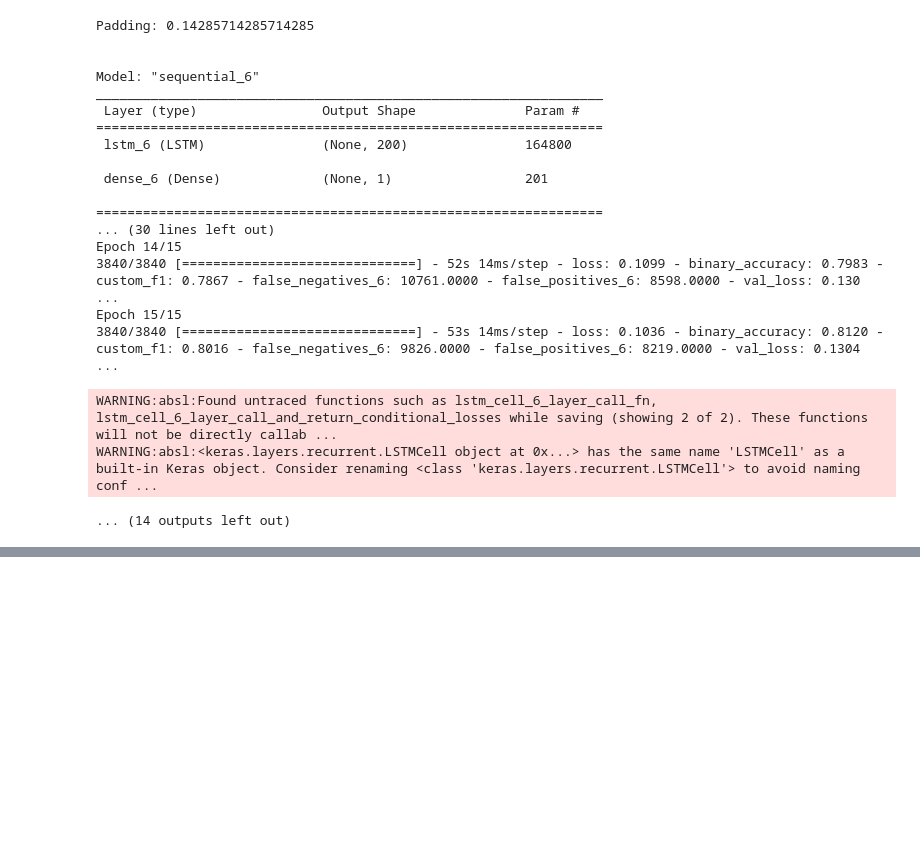
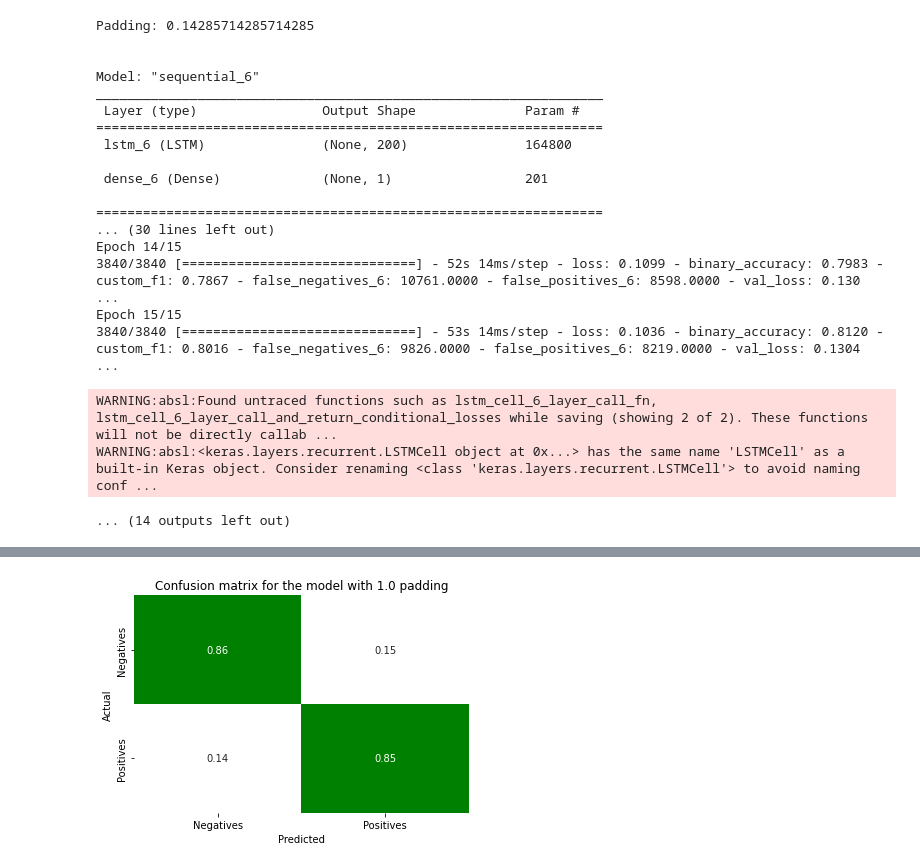
Before and after one commit to MikMik1011/petnica_csgo_ai_project, a Jupyter notebook: PROJEKAT.ipynb, the cells around one changed output, grey strips where cells are left out. Cells and saved outputs as stored; diff of their text form; code cells hidden in the pictures; blank space fills up the shorter version.

```diff
--- a/PROJEKAT.ipynb
+++ b/PROJEKAT.ipynb
@@ -473,0 +511,82 @@ WARNING:absl:<keras.layers.recurrent.LSTMCell object at 0x...> has the same name
+# %%
+import os
+from sklearn.metrics import confusion_matrix
+
+import matplotlib.pyplot as plt
+from matplotlib.colors import ListedColormap
+import seaborn
+
+dividors = [1, 2, 3, 4, 5, 7, 10, 14, 20, 25, 33, 50, 100]
+
+for idx, x in enumerate([i for i in next(os.walk('/content/drive/MyDrive/MODELS'))[1] if i >= "LSTM_2022-09-10"]):
+    model = None
+    model = keras.models.load_model(f'/content/drive/MyDrive/MODELS/{x}', custom_objects={"custom_f1":custom_f1})
+
+    d = 1 / dividors[idx]
+    padX = padding(X, d)
+
+    legitX, cheatX = np.split(padX, 2)
+    legitY, cheatY = np.split(Y, 2)
+
+    ltX, leX, ltY, leY = train_test_split(legitX, legitY, test_size=0.20)
+    ctX, ceX, ctY, ceY = train_test_split(cheatX, cheatY, test_size=0.20)
+
+    tX = np.concatenate((ltX, ctX))
+    eX = np.concatenate((leX, ceX))
+    tY = np.concatenate((ltY, ctY))
+    eY = np.concatenate((leY, ceY))
+
+
+    predY = model.predict(eX)
+    predY = predY.flatten()
+
+
+    confMatr = confusion_matrix(np.where(eY > 0.5, 1, 0), np.where(predY > 0.5, 1, 0) , normalize='pred')
+
+    seaborn.heatmap(confMatr, annot = True, cmap = ListedColormap(['white', "green"]), cbar = False, xticklabels = ["Negatives", "Positives"], yticklabels = ["Negatives", "Positives"])
+
+    pad = round(d, 2)
+    plt.title(f'Confusion matrix for the model with {pad} padding')
+    plt.xlabel("Predicted")
+    plt.ylabel("Actual")
+    plt.show()
+
+"""
+for d in dividors:
+  d = 1 / d
+  padX = padding(X, d)
+
+  legitX, cheatX = np.split(padX, 2)
+  legitY, cheatY = np.split(Y, 2)
+
+  ltX, leX, ltY, leY = train_test_split(legitX, legitY, test_size=0.20)
+  ctX, ceX, ctY, ceY = train_test_split(cheatX, cheatY, test_size=0.20)
+
+  tX = np.concatenate((ltX, ctX))
+  eX = np.concatenate((leX, ceX))
+  tY = np.concatenate((ltY, ctY))
+  eY = np.concatenate((leY, ceY))
+
+  model = Sequential()
+  model.add(Input(shape=(192, 5)))
+  model.add(LSTM(200))
+  model.add(Dense(1, activation = "sigmoid"))
+
+  model.compile(optimizer=keras.optimizers.Adam(learning_rate=1e-3),
+              loss=keras.losses.BinaryFocalCrossentropy(),
+              metrics=[keras.metrics.BinaryAccuracy(),
+                       custom_f1,
+                       keras.metrics.FalseNegatives(),
+                       keras.metrics.FalsePositives()
+                       ])
+
+  print(f"Padding: {d}\n\n")
+  telegrambot.send_message(text=f"Padding: {d}", chat_id=1163033817)
+  model.summary()
+  model.fit(tX, tY, batch_size = 25, epochs = 15, validation_data = (eX, eY), shuffle = True, use_multiprocessing = True, verbose = 1, callbacks=[CustomCallback()])
+  model.save("/content/drive/MyDrive/MODELS/LSTM_" + datetime.now().strftime("%Y-%m-%d_%H:%M"))
+  telegrambot.send_message(text=f"Model saved", chat_id=1163033817)
+
+"""
+# %% [output]
+[figure, added]
```
Also changed, not shown: parts of 6 cells of this notebook.
